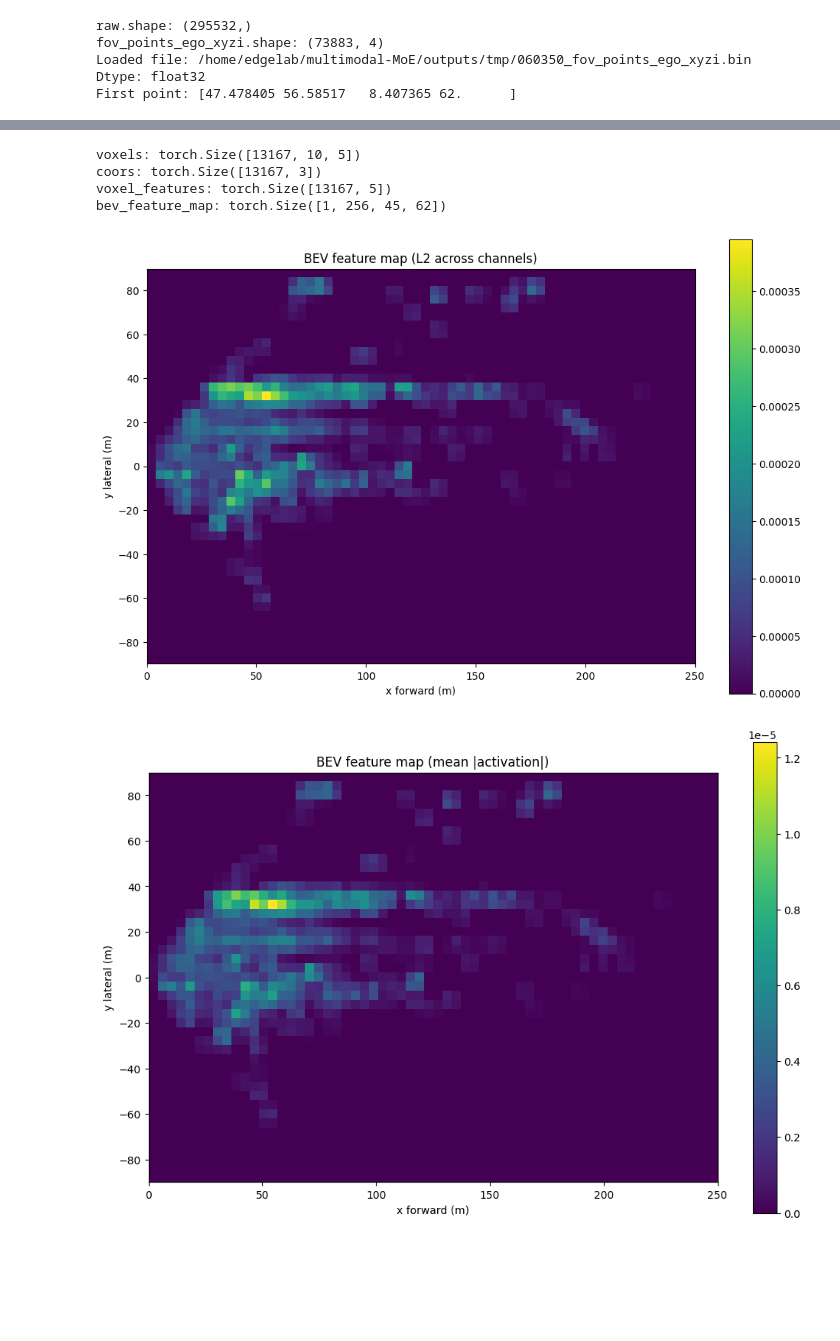
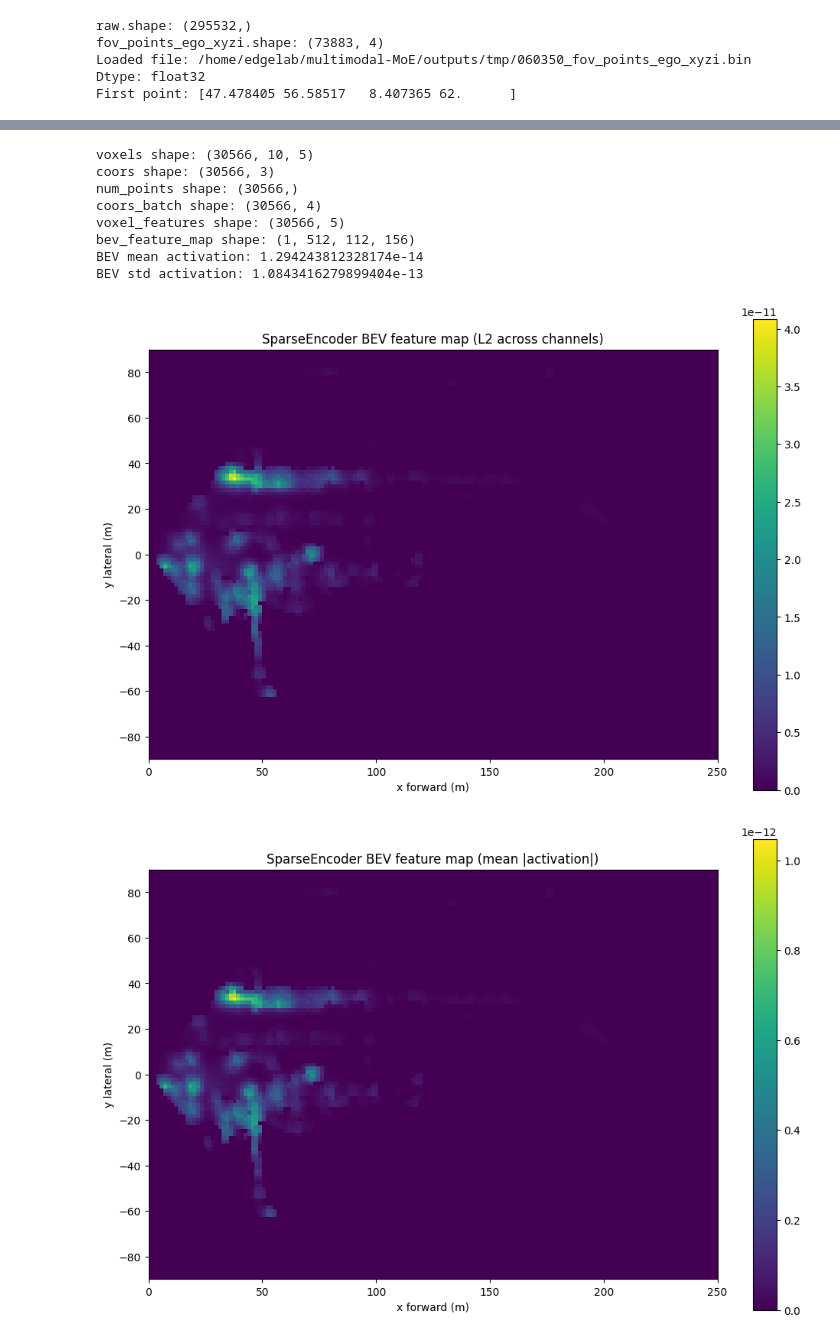
Before and after one commit to scaleoutsystems/multimodal-MoE, a Jupyter notebook: notebooks/BEV_Fusion_lidar_only.ipynb, the cells around one changed output, grey strips where cells are left out. Drawn from its saved outputs; the diff is of its cells as text; code cells hidden in the pictures; blank space fills up the shorter version.

```diff
--- a/notebooks/BEV_Fusion_lidar_only.ipynb
+++ b/notebooks/BEV_Fusion_lidar_only.ipynb
@@ -93,5 +119,5 @@ sparse_shape: [41, 360, 500]
 # %%
-# Load ego-frame XYZI points and filter to voxelization region
+# Load ego-frame XYZI points and filter to the voxelization region
 
 pts_xyzi = fov_points_ego_xyzi.astype(np.float32)
 print("Raw fov_points_ego_xyzi shape:", pts_xyzi.shape)
@@ -105,10 +131,12 @@ mask = (
 pts_xyzi = pts_xyzi[mask]
 print("Points after filtering:", pts_xyzi.shape)
 
-# HardSimpleVFE expects 5 features → add dummy channel
-dummy = np.zeros((pts_xyzi.shape[0], 1), dtype=np.float32)
-pts_xyzit = np.concatenate([pts_xyzi, dummy], axis=1)
+# HardSimpleVFE expects 5 input features.
+# Current tensor is [x, y, z, intensity], so append one dummy feature.
+dummy_feat = np.zeros((pts_xyzi.shape[0], 1), dtype=np.float32)
+pts_xyzif = np.concatenate([pts_xyzi, dummy_feat], axis=1)
 
-points_tensor = torch.from_numpy(pts_xyzit).to(device)
+points_tensor = torch.from_numpy(pts_xyzif).to(device)
+print("Points passed to VFE:", tuple(points_tensor.shape))
 # %% [output]
 Raw fov_points_ego_xyzi shape: (73883, 4)
@@ -116,12 +145,12 @@ Points after filtering: (51421, 4)
 # %%
-# Default LiDAR BEV encoder:
-# points -> voxels -> HardSimpleVFE -> SparseEncoder -> BEV tensor
+# LiDAR front-end:
+# points -> voxels -> HardSimpleVFE -> SparseEncoder -> dense BEV feature map
 
 voxel_layer = Voxelization(
     voxel_size=voxel_size,
     point_cloud_range=point_cloud_range,
     max_num_points=10,
-    max_voxels=40000,
+    max_voxels=120000,
 )
 
 voxel_encoder = HardSimpleVFE(
@@ -132,65 +161,78 @@ middle_encoder = SparseEncoder(
     in_channels=5,
     sparse_shape=sparse_shape,
     order=("conv", "norm", "act"),
-    encoder_channels=((16,16,32),(32,32,64),(64,64,128),(128,128)),
-    encoder_paddings=((0,0,1),(0,0,1),(0,0,(1,1,0)),(0,0)),
-    block_type="basicblock"
+    norm_cfg=dict(type="BN1d", eps=1e-3, momentum=0.01),
+    base_channels=16,
+    output_channels=256,
+    encoder_channels=((16,), (32, 32, 32), (64, 64, 64), (64, 64, 64)),
+    encoder_paddings=((1,), (1, 1, 1), (1, 1, 1), ((0, 1, 1), 1, 1)),
+    block_type="conv_module",
 ).to(device).eval()
 
 with torch.no_grad():
-
+    # Hard voxelization
     voxels, coors, num_points = voxel_layer(points_tensor)
 
-    print("voxels:", voxels.shape)
-    print("coors:", coors.shape)
+    print("voxels shape:", tuple(voxels.shape))
+    print("coors shape:", tuple(coors.shape))
+    print("num_points shape:", tuple(num_points.shape))
 
-    # add batch index
-    batch_idx = torch.zeros((coors.shape[0],1), dtype=coors.dtype, device=coors.device)
+    # Add batch index because this notebook uses one frame only
+    batch_idx = torch.zeros((coors.shape[0], 1), dtype=coors.dtype, device=coors.device)
     coors_batch = torch.cat([batch_idx, coors], dim=1)
 
+    # Per-voxel feature encoding
     voxel_features = voxel_encoder(voxels, num_points, coors_batch)
 
+    # Sparse 3D conv encoder -> dense BEV feature map
     bev_feature_map = middle_encoder(
         voxel_features,
         coors_batch,
         batch_size=1
     )
 
-    print("voxel_features:", voxel_features.shape)
-    print("bev_feature_map:", bev_feature_map.shape)
+    print("coors_batch shape:", tuple(coors_batch.shape))
+    print("voxel_features shape:", tuple(voxel_features.shape))
+    print("bev_feature_map shape:", tuple(bev_feature_map.shape))
+    print("BEV mean activation:", bev_feature_map.mean().item())
+    print("BEV std activation:", bev_feature_map.std().item())
 # %% [output]
-voxels: torch.Size([13167, 10, 5])
-coors: torch.Size([13167, 3])
-voxel_features: torch.Size([13167, 5])
-bev_feature_map: torch.Size([1, 256, 45, 62])
+voxels shape: (30566, 10, 5)
+coors shape: (30566, 3)
+num_points shape: (30566,)
+coors_batch shape: (30566, 4)
+voxel_features shape: (30566, 5)
+bev_feature_map shape: (1, 512, 112, 156)
+BEV mean activation: 1.294243812328174e-14
+BEV std activation: 1.0843416279899404e-13
 # %%
-# Visualize BEV feature activations
+# Visualize the dense BEV feature map from SparseEncoder
 
-bev = bev_feature_map.detach().cpu()[0]
+bev = bev_feature_map.detach().cpu()[0]   # [C, H, W]
 
 bev_l2 = torch.norm(bev, dim=0).numpy()
 bev_mean = bev.abs().mean(dim=0).numpy()
 
 extent = [X_MIN, X_MAX, Y_MIN, Y_MAX]
 
-plt.figure(figsize=(12,8))
+plt.figure(figsize=(12, 8))
 plt.imshow(bev_l2, origin="lower", extent=extent, aspect="equal")
-plt.title("BEV feature map (L2 across channels)")
+plt.title("SparseEncoder BEV feature map (L2 across channels)")
 plt.xlabel("x forward (m)")
 plt.ylabel("y lateral (m)")
 plt.colorbar()
 plt.show()
 
-plt.figure(figsize=(12,8))
+plt.figure(figsize=(12, 8))
 plt.imshow(bev_mean, origin="lower", extent=extent, aspect="equal")
-plt.title("BEV feature map (mean |activation|)")
+plt.title("SparseEncoder BEV feature map (mean |activation|)")
 plt.xlabel("x forward (m)")
 plt.ylabel("y lateral (m)")
 plt.colorbar()
 plt.show()
 # %% [output]
-[figure, old version]
+[figure, new version]
-[figure, old version]
+[figure, new version]
 # %%
 print(bev_feature_map.shape)
 # %% [output]
```
Also changed, not shown: parts of 7 cells of this notebook.
